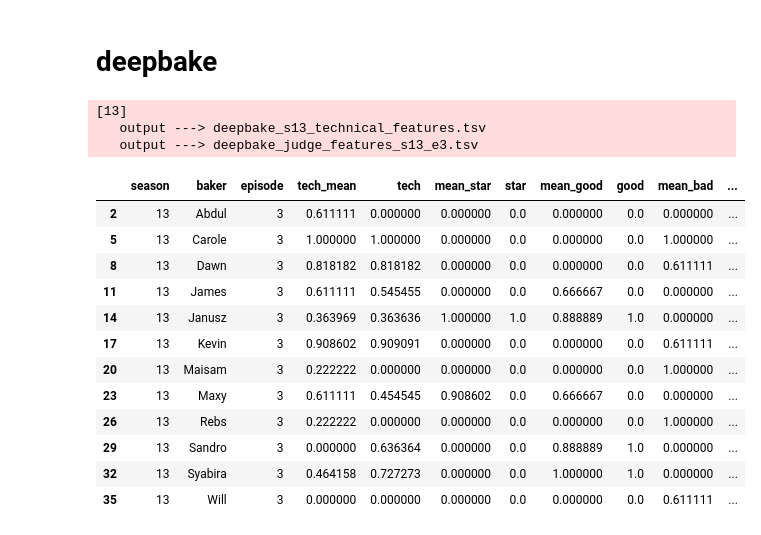
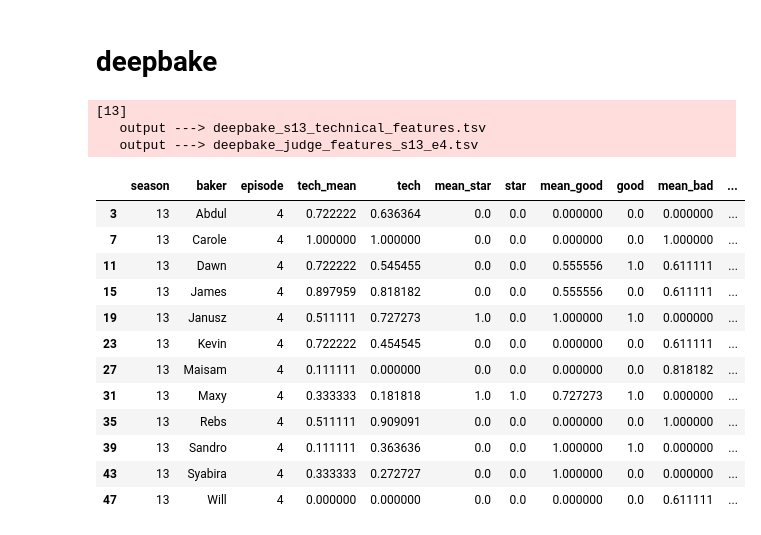
Before and after one commit to dantaki/DeepBake, a Jupyter notebook: NOTEBOOKS/S13/deepbake_s13.ipynb, the cells around one changed output. Saved outputs shown, nothing was run; the diff lists cells and outputs as text; code cells hidden in the pictures.

```diff
--- a/NOTEBOOKS/S13/deepbake_s13.ipynb
+++ b/NOTEBOOKS/S13/deepbake_s13.ipynb
@@ -175,24 +175,24 @@ def deep_bake(episode):
 # %% [markdown]
 # deepbake
 # %%
-episode=3
+episode=4
 process_episode(episode)
 # %% [output]
 [13]
    output ---> deepbake_s13_technical_features.tsv
-   output ---> deepbake_judge_features_s13_e3.tsv
+   output ---> deepbake_judge_features_s13_e4.tsv
 |  | season | baker | episode | tech_mean | tech | mean_star | star | mean_good | good | mean_bad | ... |
-| 2 | 13 | Abdul | 3 | 0.611111 | 0.000000 | 0.000000 | 0.0 | 0.000000 | 0.0 | 0.000000 | ... |
-| 5 | 13 | Carole | 3 | 1.000000 | 1.000000 | 0.000000 | 0.0 | 0.000000 | 0.0 | 1.000000 | ... |
-| 8 | 13 | Dawn | 3 | 0.818182 | 0.818182 | 0.000000 | 0.0 | 0.000000 | 0.0 | 0.611111 | ... |
-| 11 | 13 | James | 3 | 0.611111 | 0.545455 | 0.000000 | 0.0 | 0.666667 | 0.0 | 0.000000 | ... |
-| 14 | 13 | Janusz | 3 | 0.363969 | 0.363636 | 1.000000 | 1.0 | 0.888889 | 1.0 | 0.000000 | ... |
-| 17 | 13 | Kevin | 3 | 0.908602 | 0.909091 | 0.000000 | 0.0 | 0.000000 | 0.0 | 0.611111 | ... |
-| 20 | 13 | Maisam | 3 | 0.222222 | 0.000000 | 0.000000 | 0.0 | 0.000000 | 0.0 | 1.000000 | ... |
-| 23 | 13 | Maxy | 3 | 0.611111 | 0.454545 | 0.908602 | 0.0 | 0.666667 | 0.0 | 0.000000 | ... |
-| 26 | 13 | Rebs | 3 | 0.222222 | 0.000000 | 0.000000 | 0.0 | 0.000000 | 0.0 | 1.000000 | ... |
-| 29 | 13 | Sandro | 3 | 0.000000 | 0.636364 | 0.000000 | 0.0 | 0.888889 | 1.0 | 0.000000 | ... |
-| 32 | 13 | Syabira | 3 | 0.464158 | 0.727273 | 0.000000 | 0.0 | 1.000000 | 1.0 | 0.000000 | ... |
-| 35 | 13 | Will | 3 | 0.000000 | 0.000000 | 0.000000 | 0.0 | 0.000000 | 0.0 | 0.611111 | ... |
+| 3 | 13 | Abdul | 4 | 0.722222 | 0.636364 | 0.0 | 0.0 | 0.000000 | 0.0 | 0.000000 | ... |
+| 7 | 13 | Carole | 4 | 1.000000 | 1.000000 | 0.0 | 0.0 | 0.000000 | 0.0 | 1.000000 | ... |
+| 11 | 13 | Dawn | 4 | 0.722222 | 0.545455 | 0.0 | 0.0 | 0.555556 | 1.0 | 0.611111 | ... |
+| 15 | 13 | James | 4 | 0.897959 | 0.818182 | 0.0 | 0.0 | 0.555556 | 0.0 | 0.611111 | ... |
+| 19 | 13 | Janusz | 4 | 0.511111 | 0.727273 | 1.0 | 0.0 | 1.000000 | 1.0 | 0.000000 | ... |
+| 23 | 13 | Kevin | 4 | 0.722222 | 0.454545 | 0.0 | 0.0 | 0.000000 | 0.0 | 0.611111 | ... |
+| 27 | 13 | Maisam | 4 | 0.111111 | 0.000000 | 0.0 | 0.0 | 0.000000 | 0.0 | 0.818182 | ... |
+| 31 | 13 | Maxy | 4 | 0.333333 | 0.181818 | 1.0 | 1.0 | 0.727273 | 1.0 | 0.000000 | ... |
+| 35 | 13 | Rebs | 4 | 0.511111 | 0.909091 | 0.0 | 0.0 | 0.000000 | 0.0 | 1.000000 | ... |
+| 39 | 13 | Sandro | 4 | 0.111111 | 0.363636 | 0.0 | 0.0 | 1.000000 | 1.0 | 0.000000 | ... |
+| 43 | 13 | Syabira | 4 | 0.333333 | 0.272727 | 0.0 | 0.0 | 1.000000 | 0.0 | 0.000000 | ... |
+| 47 | 13 | Will | 4 | 0.000000 | 0.000000 | 0.0 | 0.0 | 0.000000 | 0.0 | 0.611111 | ... |
 # %%
 df = deep_bake(episode)
```
Also changed, not shown: parts of 2 cells of this notebook, 17 other files.
